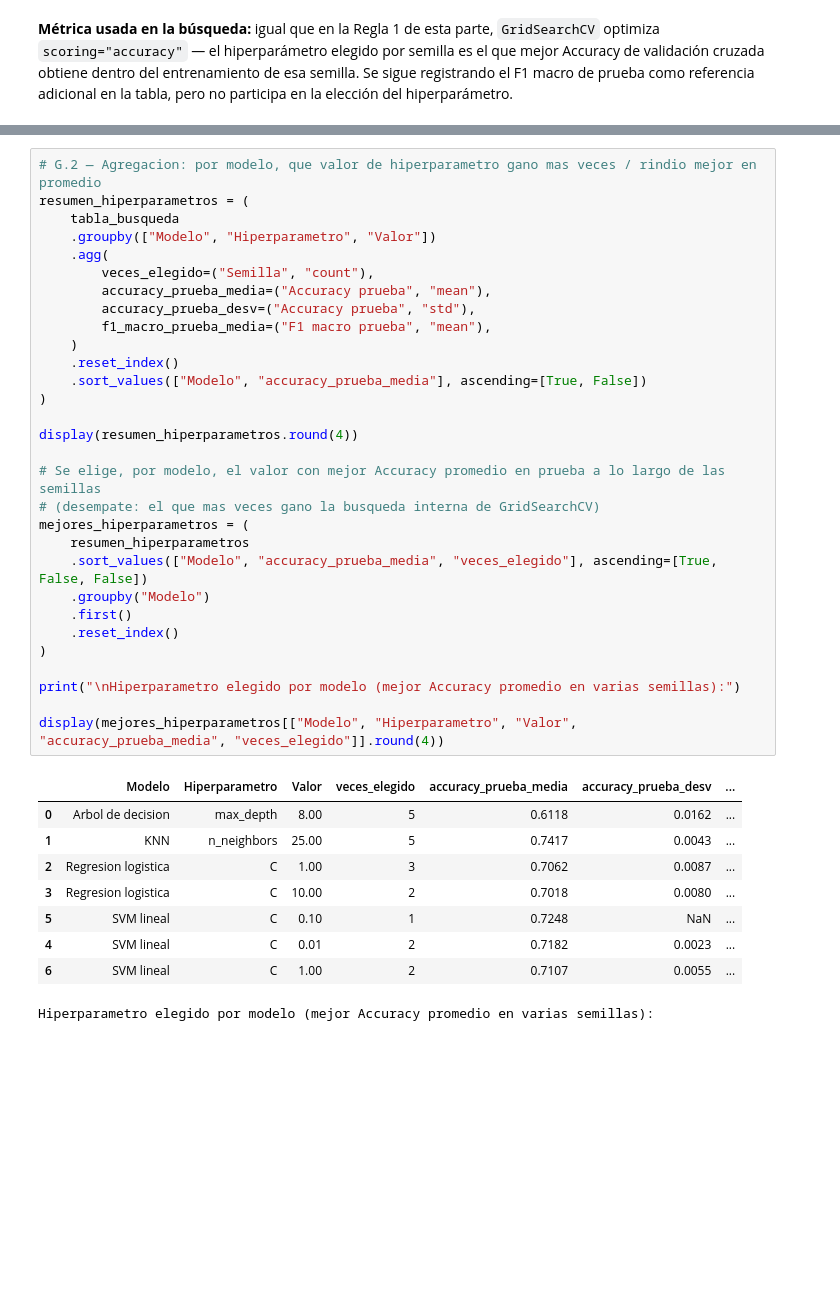
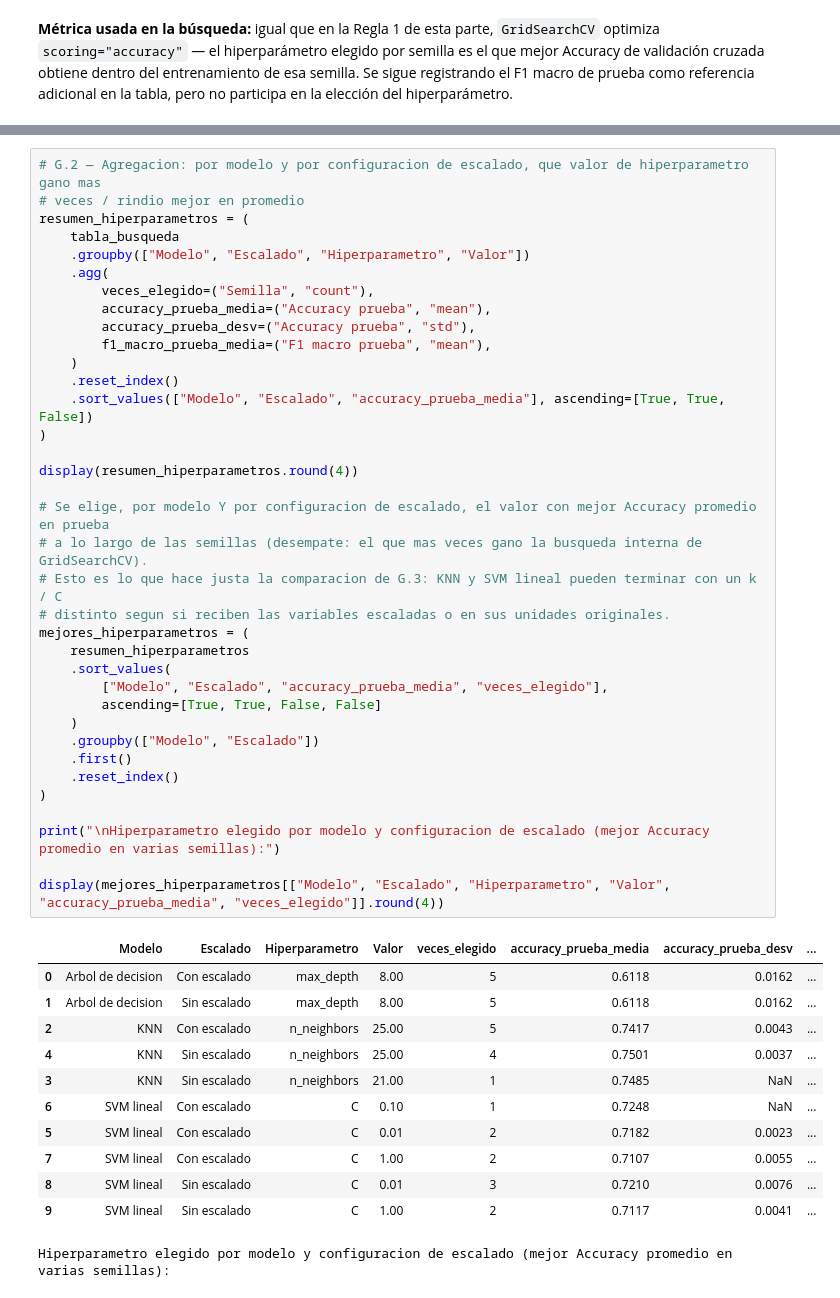
Before and after one commit to Racsok/mineria, a Jupyter notebook: analisis_datasets/analisis_dataset_FIFA.ipynb, the cells around one changed output, grey strips where cells are left out. Drawn from its saved outputs; the diff is of its cells as text; blank space fills up the shorter version.

```diff
--- a/analisis_datasets/analisis_dataset_FIFA.ipynb
+++ b/analisis_datasets/analisis_dataset_FIFA.ipynb
@@ -2860,40 +2877,49 @@ display(tabla_busqueda.round(4))
 # %%
-# G.2 — Agregacion: por modelo, que valor de hiperparametro gano mas veces / rindio mejor en promedio
+# G.2 — Agregacion: por modelo y por configuracion de escalado, que valor de hiperparametro gano mas
+# veces / rindio mejor en promedio
 resumen_hiperparametros = (
     tabla_busqueda
-    .groupby(["Modelo", "Hiperparametro", "Valor"])
+    .groupby(["Modelo", "Escalado", "Hiperparametro", "Valor"])
     .agg(
         veces_elegido=("Semilla", "count"),
         accuracy_prueba_media=("Accuracy prueba", "mean"),
         accuracy_prueba_desv=("Accuracy prueba", "std"),
         f1_macro_prueba_media=("F1 macro prueba", "mean"),
     )
     .reset_index()
-    .sort_values(["Modelo", "accuracy_prueba_media"], ascending=[True, False])
+    .sort_values(["Modelo", "Escalado", "accuracy_prueba_media"], ascending=[True, True, False])
 )
 
 display(resumen_hiperparametros.round(4))
 
-# Se elige, por modelo, el valor con mejor Accuracy promedio en prueba a lo largo de las semillas
-# (desempate: el que mas veces gano la busqueda interna de GridSearchCV)
+# Se elige, por modelo Y por configuracion de escalado, el valor con mejor Accuracy promedio en prueba
+# a lo largo de las semillas (desempate: el que mas veces gano la busqueda interna de GridSearchCV).
+# Esto es lo que hace justa la comparacion de G.3: KNN y SVM lineal pueden terminar con un k / C
+# distinto segun si reciben las variables escaladas o en sus unidades originales.
 mejores_hiperparametros = (
     resumen_hiperparametros
-    .sort_values(["Modelo", "accuracy_prueba_media", "veces_elegido"], ascending=[True, False, False])
-    .groupby("Modelo")
+    .sort_values(
+        ["Modelo", "Escalado", "accuracy_prueba_media", "veces_elegido"],
+        ascending=[True, True, False, False]
+    )
+    .groupby(["Modelo", "Escalado"])
     .first()
     .reset_index()
 )
 
-print("\nHiperparametro elegido por modelo (mejor Accuracy promedio en varias semillas):")
+print("\nHiperparametro elegido por modelo y configuracion de escalado (mejor Accuracy promedio en varias semillas):")
 
-display(mejores_hiperparametros[["Modelo", "Hiperparametro", "Valor", "accuracy_prueba_media", "veces_elegido"]].round(4))
+display(mejores_hiperparametros[["Modelo", "Escalado", "Hiperparametro", "Valor", "accuracy_prueba_media", "veces_elegido"]].round(4))
 # %% [output]
-|  | Modelo | Hiperparametro | Valor | veces_elegido | accuracy_prueba_media | accuracy_prueba_desv | ... |
-| 0 | Arbol de decision | max_depth | 8.00 | 5 | 0.6118 | 0.0162 | ... |
-| 1 | KNN | n_neighbors | 25.00 | 5 | 0.7417 | 0.0043 | ... |
-| 2 | Regresion logistica | C | 1.00 | 3 | 0.7062 | 0.0087 | ... |
-| 3 | Regresion logistica | C | 10.00 | 2 | 0.7018 | 0.0080 | ... |
-| 5 | SVM lineal | C | 0.10 | 1 | 0.7248 | NaN | ... |
-| 4 | SVM lineal | C | 0.01 | 2 | 0.7182 | 0.0023 | ... |
-| 6 | SVM lineal | C | 1.00 | 2 | 0.7107 | 0.0055 | ... |
+|  | Modelo | Escalado | Hiperparametro | Valor | veces_elegido | accuracy_prueba_media | accuracy_prueba_desv | ... |
+| 0 | Arbol de decision | Con escalado | max_depth | 8.00 | 5 | 0.6118 | 0.0162 | ... |
+| 1 | Arbol de decision | Sin escalado | max_depth | 8.00 | 5 | 0.6118 | 0.0162 | ... |
+| 2 | KNN | Con escalado | n_neighbors | 25.00 | 5 | 0.7417 | 0.0043 | ... |
+| 4 | KNN | Sin escalado | n_neighbors | 25.00 | 4 | 0.7501 | 0.0037 | ... |
+| 3 | KNN | Sin escalado | n_neighbors | 21.00 | 1 | 0.7485 | NaN | ... |
+| 6 | SVM lineal | Con escalado | C | 0.10 | 1 | 0.7248 | NaN | ... |
+| 5 | SVM lineal | Con escalado | C | 0.01 | 2 | 0.7182 | 0.0023 | ... |
+| 7 | SVM lineal | Con escalado | C | 1.00 | 2 | 0.7107 | 0.0055 | ... |
+| 8 | SVM lineal | Sin escalado | C | 0.01 | 3 | 0.7210 | 0.0076 | ... |
+| 9 | SVM lineal | Sin escalado | C | 1.00 | 2 | 0.7117 | 0.0041 | ... |
-Hiperparametro elegido por modelo (mejor Accuracy promedio en varias semillas):
+Hiperparametro elegido por modelo y configuracion de escalado (mejor Accuracy promedio en varias semillas):
```
Also changed, not shown: parts of 15 cells of this notebook.
